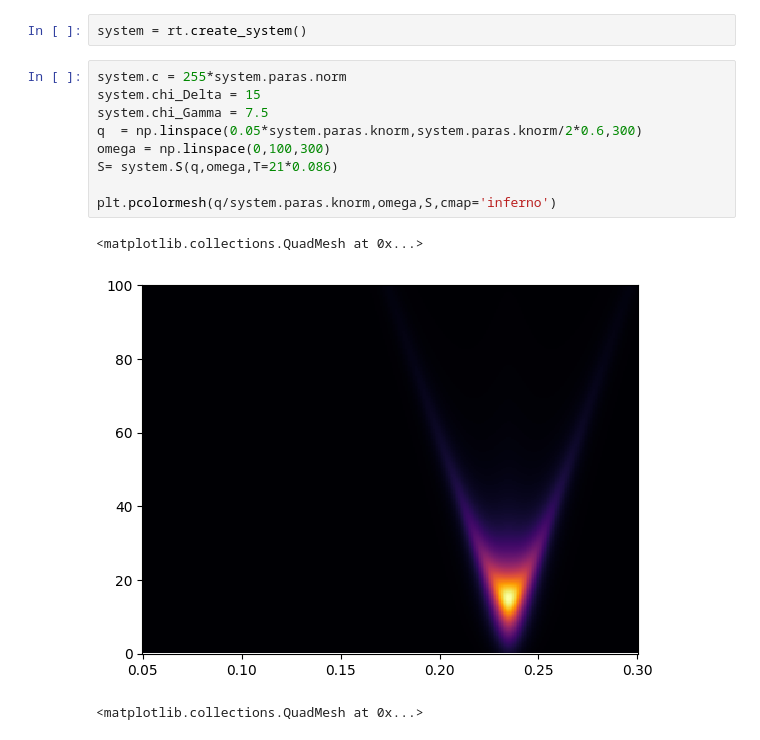
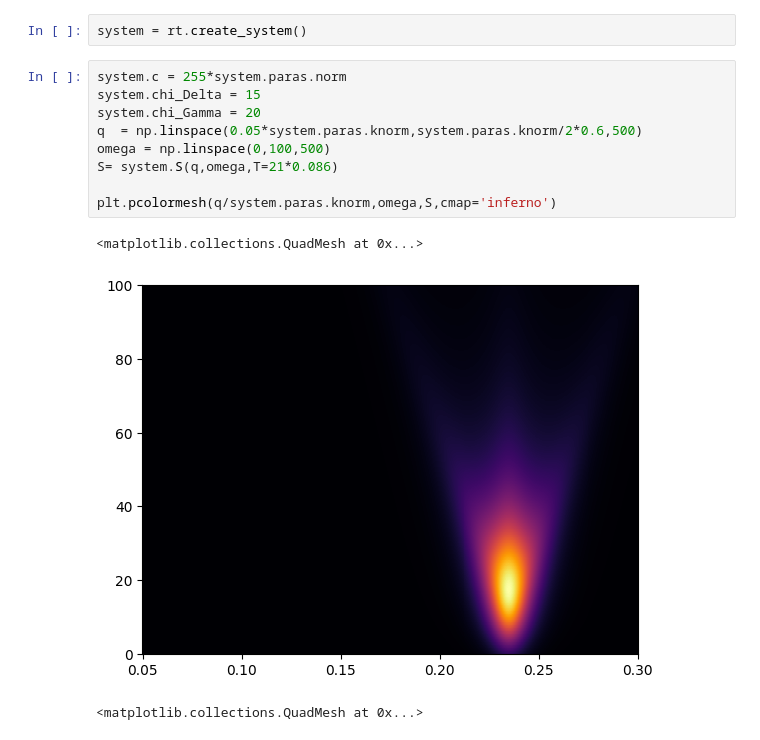
Before and after one commit to HongXunyang/lesco_project, a Jupyter notebook: cdw_simulation.ipynb, the cells around one changed output. Saved outputs shown, nothing was run; the diff lists cells and outputs as text.

```diff
--- a/cdw_simulation.ipynb
+++ b/cdw_simulation.ipynb
@@ -11,15 +11,15 @@ system = rt.create_system()
 # %%
 system.c = 255*system.paras.norm
 system.chi_Delta = 15
-system.chi_Gamma = 7.5
-q  = np.linspace(0.05*system.paras.knorm,system.paras.knorm/2*0.6,300)
-omega = np.linspace(0,100,300)
+system.chi_Gamma = 20
+q  = np.linspace(0.05*system.paras.knorm,system.paras.knorm/2*0.6,500)
+omega = np.linspace(0,100,500)
 S= system.S(q,omega,T=21*0.086)
 
 plt.pcolormesh(q/system.paras.knorm,omega,S,cmap='inferno')
 # %% [output]
 <matplotlib.collections.QuadMesh at 0x...>
-[figure, old version]
+[figure, new version]
 # %%
 # %% [output]
 <matplotlib.collections.QuadMesh at 0x...>
```
Also changed, not shown: 33 other files.
